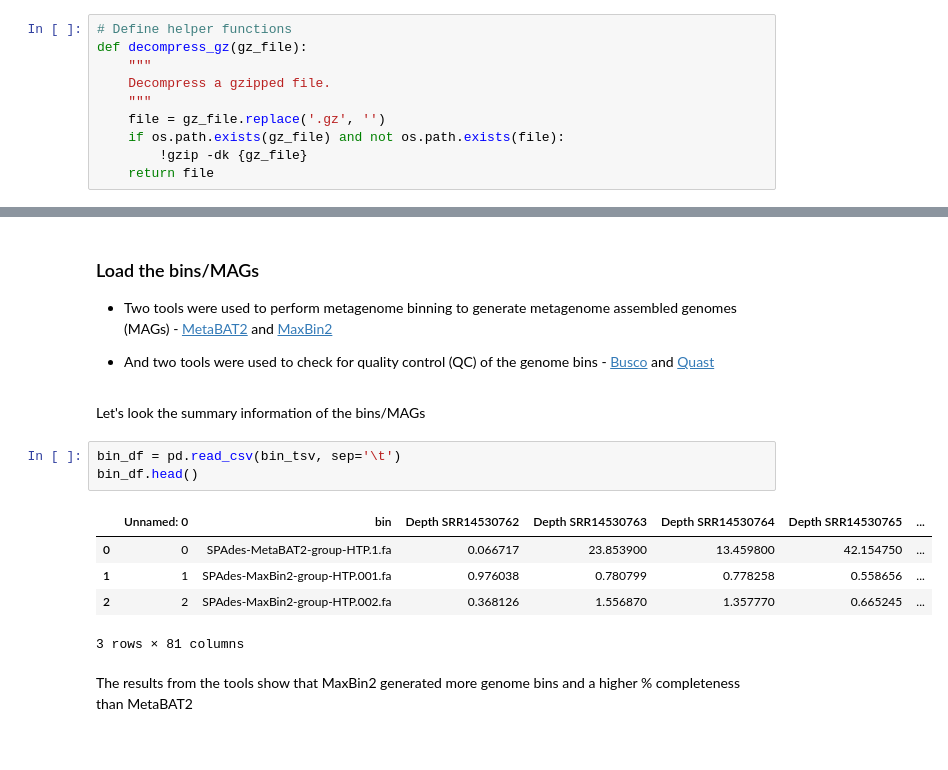
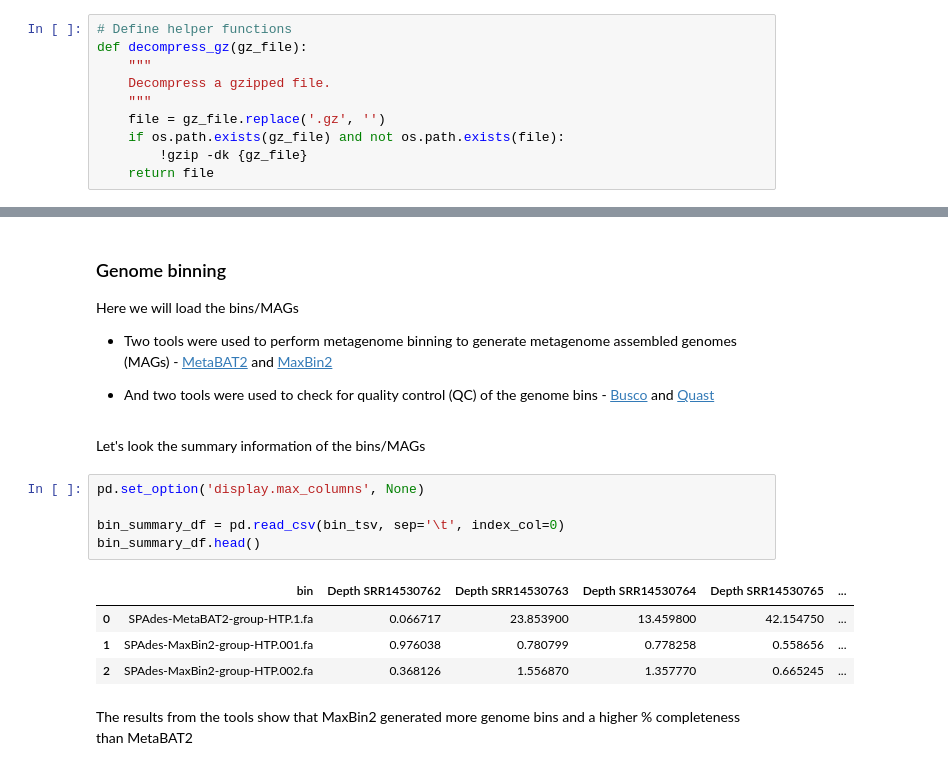
Before and after one commit to naobservatory/metagenomics_classification, a Jupyter notebook: mag_analysis.ipynb, the cells around one changed output, grey strips where cells are left out. Cells and saved outputs as stored; diff of their text form.

```diff
--- a/mag_analysis.ipynb
+++ b/mag_analysis.ipynb
@@ -92,5 +151,7 @@ The commented code below loads the contigs, however, we will be skipping this st
 # %% [markdown]
-### Load the bins/MAGs
+### Genome binning
+
+Here we will load the bins/MAGs
 
 - Two tools were used to perform metagenome binning to generate metagenome assembled genomes (MAGs) - [MetaBAT2](https://bitbucket.org/berkeleylab/metabat/src/master/) and [MaxBin2](https://sourceforge.net/projects/maxbin2/)
 
@@ -98,14 +159,15 @@ The commented code below loads the contigs, however, we will be skipping this st
 # %% [markdown]
 Let's look the summary information of the bins/MAGs
 # %%
-bin_df = pd.read_csv(bin_tsv, sep='\t')
-bin_df.head()
+pd.set_option('display.max_columns', None)
+
+bin_summary_df = pd.read_csv(bin_tsv, sep='\t', index_col=0)
+bin_summary_df.head()
 # %% [output]
-|  | Unnamed: 0 | bin | Depth SRR14530762 | Depth SRR14530763 | Depth SRR14530764 | Depth SRR14530765 | ... |
-| 0 | 0 | SPAdes-MetaBAT2-group-HTP.1.fa | 0.066717 | 23.853900 | 13.459800 | 42.154750 | ... |
-| 1 | 1 | SPAdes-MaxBin2-group-HTP.001.fa | 0.976038 | 0.780799 | 0.778258 | 0.558656 | ... |
-| 2 | 2 | SPAdes-MaxBin2-group-HTP.002.fa | 0.368126 | 1.556870 | 1.357770 | 0.665245 | ... |
+|  | bin | Depth SRR14530762 | Depth SRR14530763 | Depth SRR14530764 | Depth SRR14530765 | ... |
+| 0 | SPAdes-MetaBAT2-group-HTP.1.fa | 0.066717 | 23.853900 | 13.459800 | 42.154750 | ... |
+| 1 | SPAdes-MaxBin2-group-HTP.001.fa | 0.976038 | 0.780799 | 0.778258 | 0.558656 | ... |
+| 2 | SPAdes-MaxBin2-group-HTP.002.fa | 0.368126 | 1.556870 | 1.357770 | 0.665245 | ... |
-3 rows × 81 columns
 # %% [markdown]
 The results from the tools show that MaxBin2 generated more genome bins and a higher % completeness than MetaBAT2
 # %%
```
Also changed, not shown: parts of 45 cells of this notebook.
